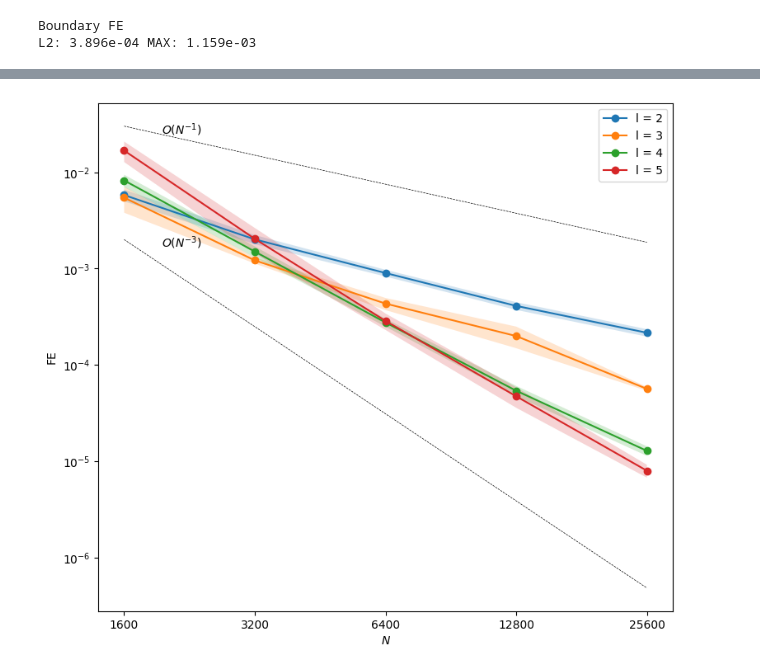
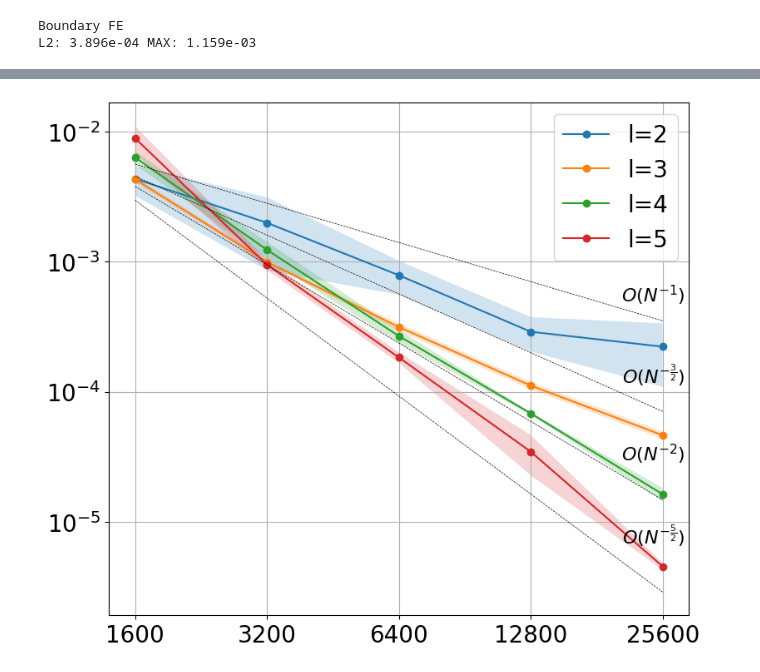
Before and after one commit to leventunord/gRBF-FD-boundary, a Jupyter notebook: notebooks/c2.ipynb, the cells around one changed output, grey strips where cells are left out. Cells and saved outputs as stored; diff of their text form; code cells hidden in the pictures.

```diff
--- a/notebooks/c2.ipynb
+++ b/notebooks/c2.ipynb
@@ -406,6 +407,8 @@ pos_weights = pos_weights_list[2][1]
 fixed_weights = fixed_weights_list[11][1]
 ill_weights = ill_weights_list[0][1]
 fixed_ill_weights = fixed_weights_list[0][1]
+# %%
+plt.rcParams.update({'font.size': 20})
 # %%
 #-- PLOT WEIGHTS --#
 def plot_weights(weights, filename=None):
@@ -617,0 +514,3 @@ plot_convergence(fe_interior_arr, filename='fe_interior')
+# %%
+fe_interior_arr = np.load('../data/fe_semi_torus.npy')[:, :, :, 0]
+fe_boundary_arr = np.load('../data/fe_semi_torus.npy')[:, :, :, 1]
@@ -618,4 +575,51 @@ plot_convergence(fe_interior_arr, filename='fe_interior')
 # %%
-plot_convergence(fe_boundary_arr, filename='fe_boundary')
+data = fe_boundary_arr
+
+mean = np.mean(data, axis=1)
+std = np.std(data, axis=1)
+
+d2 = {
+    'mean': mean[:, 0],
+    'std': std[:, 0],
+    'plot_kwargs': {
+        'label': 'l=2'
+    }
+}
+
+d3 = {
+    'mean': mean[:, 1],
+    'std': std[:, 1],
+    'plot_kwargs': {
+        'label': 'l=3'
+    }
+}
+
+d4 = {
+    'mean': mean[:, 2],
+    'std': std[:, 2],
+    'plot_kwargs': {
+        'label': 'l=4'
+    }
+}
+
+d5 = {
+    'mean': mean[:, 3],
+    'std': std[:, 3],
+    'plot_kwargs': {
+        'label': 'l=5'
+    }
+}
+
+# plot_convergence(N_vals, [d2, d3, d4, d5], ref_list=[
+#     ((1600, 2e-3), -1.0, r'$O(N^{-1})$'),
+#     ((1600, 2e-4), -2.0, r'$O(N^{-2})$'),
+# ], filename='ie_semi_torus')
+
+plot_convergence(N_vals, [d2, d3, d4, d5], ref_list=[
+    ((18000, 5e-4), -1.0, r'$O(N^{-1})$'),
+    ((18000, 1.2e-4), -1.5, r'$O(N^{-\frac{3}{2}})$'),
+    ((18000, 3e-5), -2.0, r'$O(N^{-2})$'),
+    ((18000, 7e-6), -2.5, r'$O(N^{-\frac{5}{2}})$'),
+],filename='../static/fe_boundary')
 # %% [output]
-[figure, old version]
+[figure, new version]
```
Also changed, not shown: parts of 23 cells of this notebook, 23 other files.
